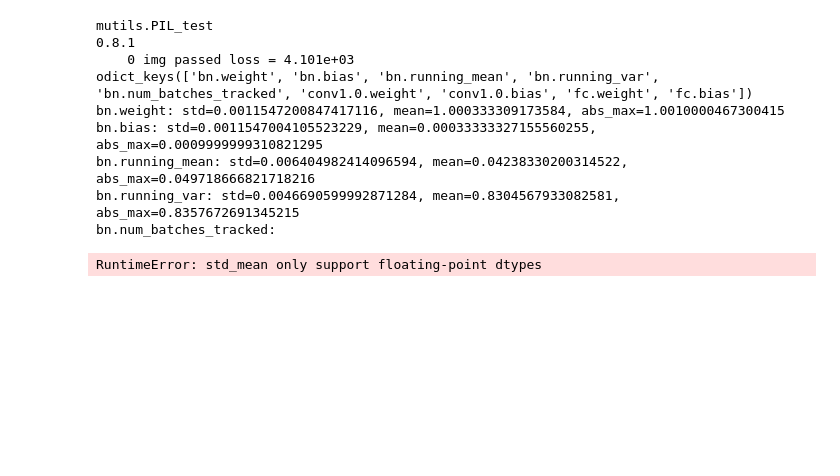
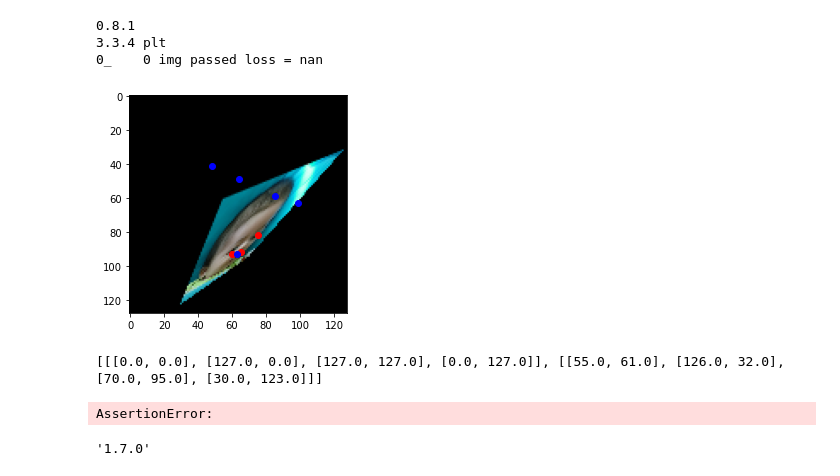
Before and after one commit to rrrepsac/landmarks, a Jupyter notebook: test.ipynb, the cells around one changed output. Drawn from its saved outputs; the diff is of its cells as text; code cells hidden in the pictures; blank space fills up the shorter version.

```diff
--- a/test.ipynb
+++ b/test.ipynb
@@ -5,14 +7,15 @@ from mutils import PIL_test
 # %%
-imp.reload(PIL_test)
-PIL_test.test_cnn(4, 3, 16)
+# importlib.reload(PIL_test)
+PIL_test.test_cnn(4, 3, 1, epochs=2, shuffle=False, max_affine_deg=0, distortion_scale=0.99)
 # %% [output]
-mutils.PIL_test
 0.8.1
-    0 img passed loss = 4.101e+03
-odict_keys(['bn.weight', 'bn.bias', 'bn.running_mean', 'bn.running_var', 'bn.num_batches_tracked', 'conv1.0.weight', 'conv1.0.bias', 'fc.weight', 'fc.bias'])
-bn.weight: std=0.0011547200847417116, mean=1.000333309173584, abs_max=1.0010000467300415
-bn.bias: std=0.0011547004105523229, mean=0.00033333327155560255, abs_max=0.0009999999310821295
-bn.running_mean: std=0.006404982414096594, mean=0.04238330200314522, abs_max=0.049718666821718216
-bn.running_var: std=0.0046690599992871284, mean=0.8304567933082581, abs_max=0.8357672691345215
-bn.num_batches_tracked:
+3.3.4 plt
+0_    0 img passed loss = nan
+[figure, added]
-RuntimeError: std_mean only support floating-point dtypes
+[[[0.0, 0.0], [127.0, 0.0], [127.0, 127.0], [0.0, 127.0]], [[55.0, 61.0], [126.0, 32.0], [70.0, 95.0], [30.0, 123.0]]]
+AssertionError:
+# %%
+import torch
+torch.__version__
+# %% [output]
+'1.7.0'
```
Also changed, not shown: parts of 1 cell of this notebook, 6 other files.
